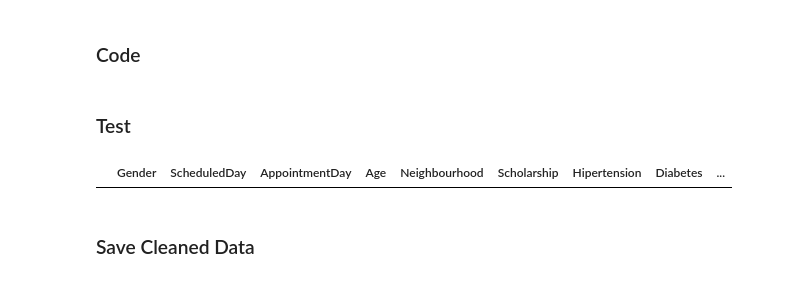
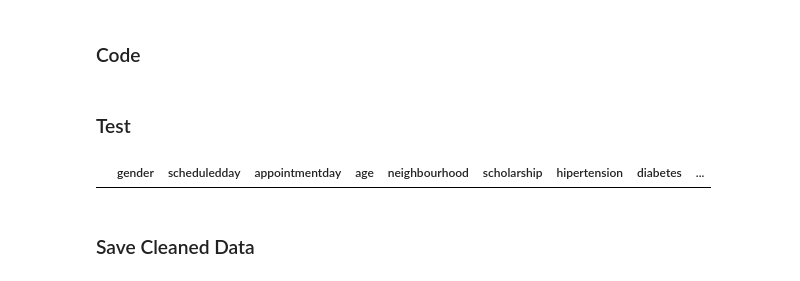
Before and after one commit to Shaker-Hussien/UdacityND-investigate-adataset, a Jupyter notebook: no-show-appointments.ipynb, the cells around one changed output. Cells and saved outputs as stored; diff of their text form; code cells hidden in the pictures.

```diff
--- a/no-show-appointments.ipynb
+++ b/no-show-appointments.ipynb
@@ -66,3 +67,8 @@ appoints_df.sample(5)
+# %%
+# edit columns names
+
+appoints_df.columns = [col.strip().lower().replace('-','_') for col in appoints_df.columns.tolist()]
+appoints_df.rename(columns = {'handcap':'handicap'},inplace=True)
 # %%
 appoints_df.columns
 # %% [output]
@@ -250,7 +258,7 @@ appoints_clean = appoints_df.copy()
 # %% [markdown]
 ### Code
 # %%
-appoints_clean.drop(['PatientId', 'AppointmentID'],axis=1,inplace=True);
+appoints_clean.drop(['patientid', 'appointmentid'],axis=1,inplace=True);
 # %% [markdown]
 ### Test
 # %%
@@ -269,18 +277,18 @@ Index(['Gender', 'ScheduledDay', 'AppointmentDay', 'Age', 'Neighbourhood',
 # %% [markdown]
 ### Code
 # %%
-# converting ScheduledDay,AppointmentDay to datetime column
-appoints_clean['ScheduledDay'] = pd.to_datetime(appoints_clean['ScheduledDay'], errors='coerce')
-appoints_clean['AppointmentDay'] = pd.to_datetime(appoints_clean['AppointmentDay'], errors='coerce')
+# converting scheduledday,appointmentday to datetime column
+appoints_clean['scheduledday'] = pd.to_datetime(appoints_clean['scheduledday'])
+appoints_clean['appointmentday'] = pd.to_datetime(appoints_clean['appointmentday'])
 
-# mapping values in No-show columns to 0 (attended appointment), 1 (missed appointment) to be converted to bool
-appoints_clean['No-show'] = appoints_clean['No-show'].map({
+# mapping values in no_show columns to 0 (attended appointment), 1 (missed appointment) to be converted to bool
+appoints_clean['no_show'] = appoints_clean['no_show'].map({
     'No':0,
     'Yes':1
 }).astype(bool)
 
-# concverting Scholarship,Hipertension,Diabetes,Alcoholism,SMS_received to bool
-bool_columns = ['Scholarship', 'Hipertension','Diabetes', 'Alcoholism', 'SMS_received']
+# concverting scholarship, hipertension, diabetes, alcoholism, sms_received to bool
+bool_columns = ['scholarship', 'hipertension', 'diabetes', 'alcoholism','sms_received']
 appoints_clean[bool_columns] = appoints_clean[bool_columns].astype(bool)
 # %% [markdown]
 ### Test
@@ -306,14 +314,14 @@ dtype: object
 # %% [markdown]
 ### Code
 # %%
-row_index = appoints_clean[appoints_clean['Age']== -1].index
+row_index = appoints_clean[appoints_clean.age== -1].index
 appoints_clean.drop(index=row_index,inplace=True)
 # %% [markdown]
 ### Test
 # %%
-appoints_clean[appoints_clean['Age']== -1]
+appoints_clean[appoints_clean.age == -1]
 # %% [output]
-|  | Gender | ScheduledDay | AppointmentDay | Age | Neighbourhood | Scholarship | Hipertension | Diabetes | ... |
+|  | gender | scheduledday | appointmentday | age | neighbourhood | scholarship | hipertension | diabetes | ... |
 # %% [markdown]
 ### Save Cleaned Data
 # %%
```
Also changed, not shown: parts of 85 cells of this notebook, 2 other files.
